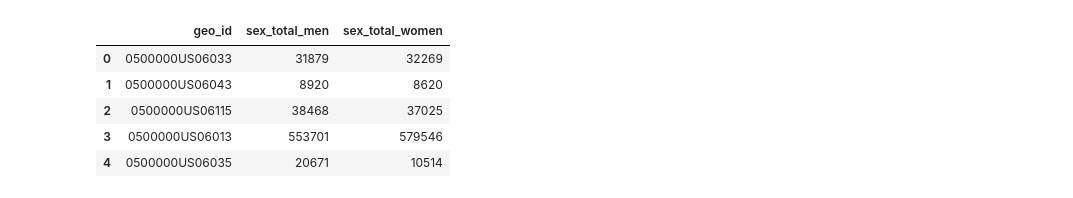
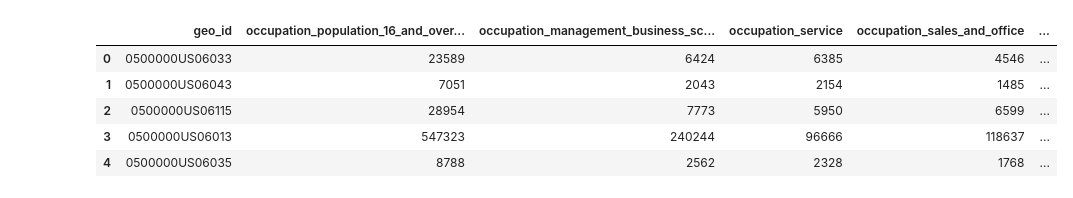
Before and after one commit to sloth143chunk/Internet_Access_Analysis, a Jupyter notebook: notebook/merged_internet_access_df.ipynb, the cells around one changed output. Cells and saved outputs as stored; diff of their text form; code cells hidden in the pictures.

```diff
--- a/notebook/merged_internet_access_df.ipynb
+++ b/notebook/merged_internet_access_df.ipynb
@@ -44,12 +92,13 @@ census_sex_df.head()
 # %%
-# Drop duplicate columns
-census_sex_df.drop(['county_name', 'county_id', 'state_id'], axis=1, inplace=True)
-census_sex_df.head()
+# Read in census_occupation_data and drop duplicate/unnecessary columns
+census_occupation_df = pd.read_csv("../resources/census_api/census_occupation_data.csv")
+census_occupation_df.drop([ 'county_name', 'county_id', 'state_id'], axis=1, inplace=True)
+census_occupation_df.head()
 # %% [output]
-|  | geo_id | sex_total_men | sex_total_women |
-| 0 | 0500000US06033 | 31879 | 32269 |
-| 1 | 0500000US06043 | 8920 | 8620 |
-| 2 | 0500000US06115 | 38468 | 37025 |
-| 3 | 0500000US06013 | 553701 | 579546 |
-| 4 | 0500000US06035 | 20671 | 10514 |
+|  | geo_id | occupation_population_16_and_over... | occupation_management_business_sc... | occupation_service | occupation_sales_and_office | ... |
+| 0 | 0500000US06033 | 23589 | 6424 | 6385 | 4546 | ... |
+| 1 | 0500000US06043 | 7051 | 2043 | 2154 | 1485 | ... |
+| 2 | 0500000US06115 | 28954 | 7773 | 5950 | 6599 | ... |
+| 3 | 0500000US06013 | 547323 | 240244 | 96666 | 118637 | ... |
+| 4 | 0500000US06035 | 8788 | 2562 | 2328 | 1768 | ... |
 # %%
```
Also changed, not shown: parts of 25 cells of this notebook.
